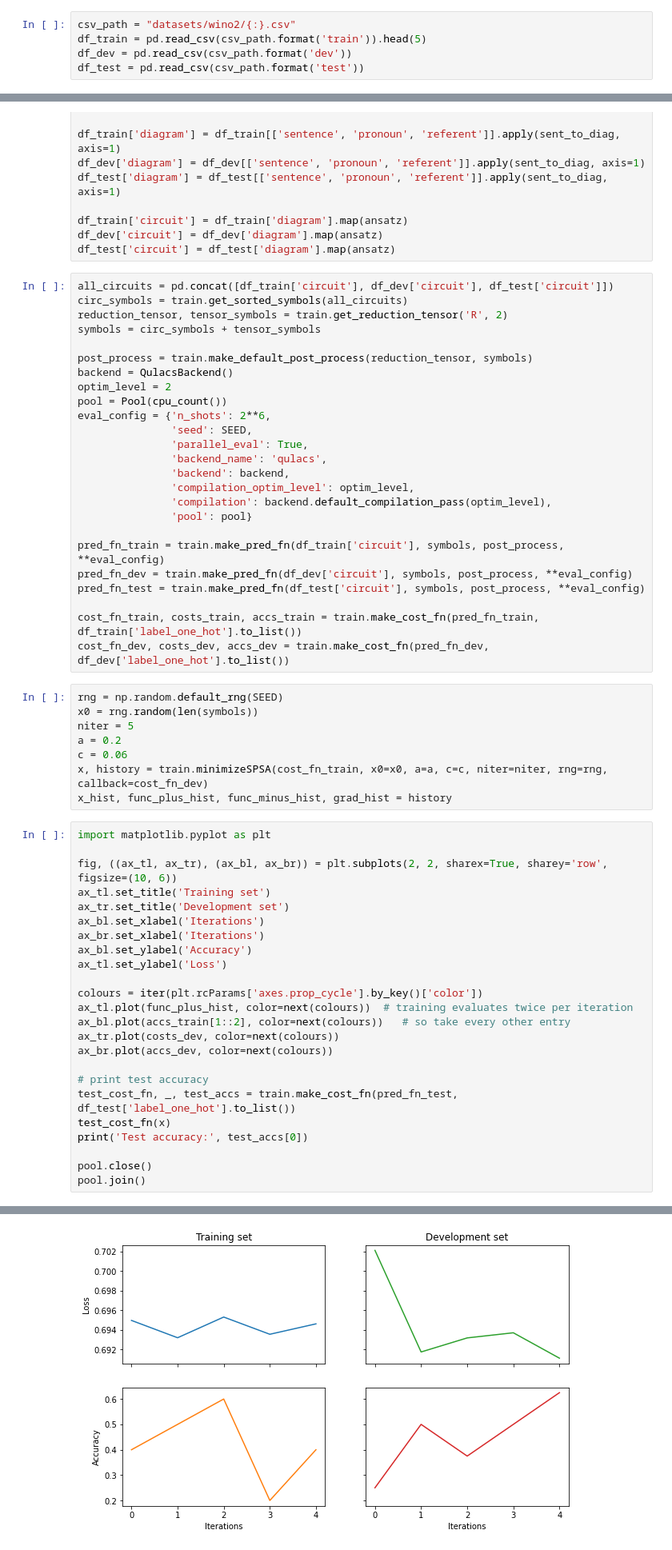
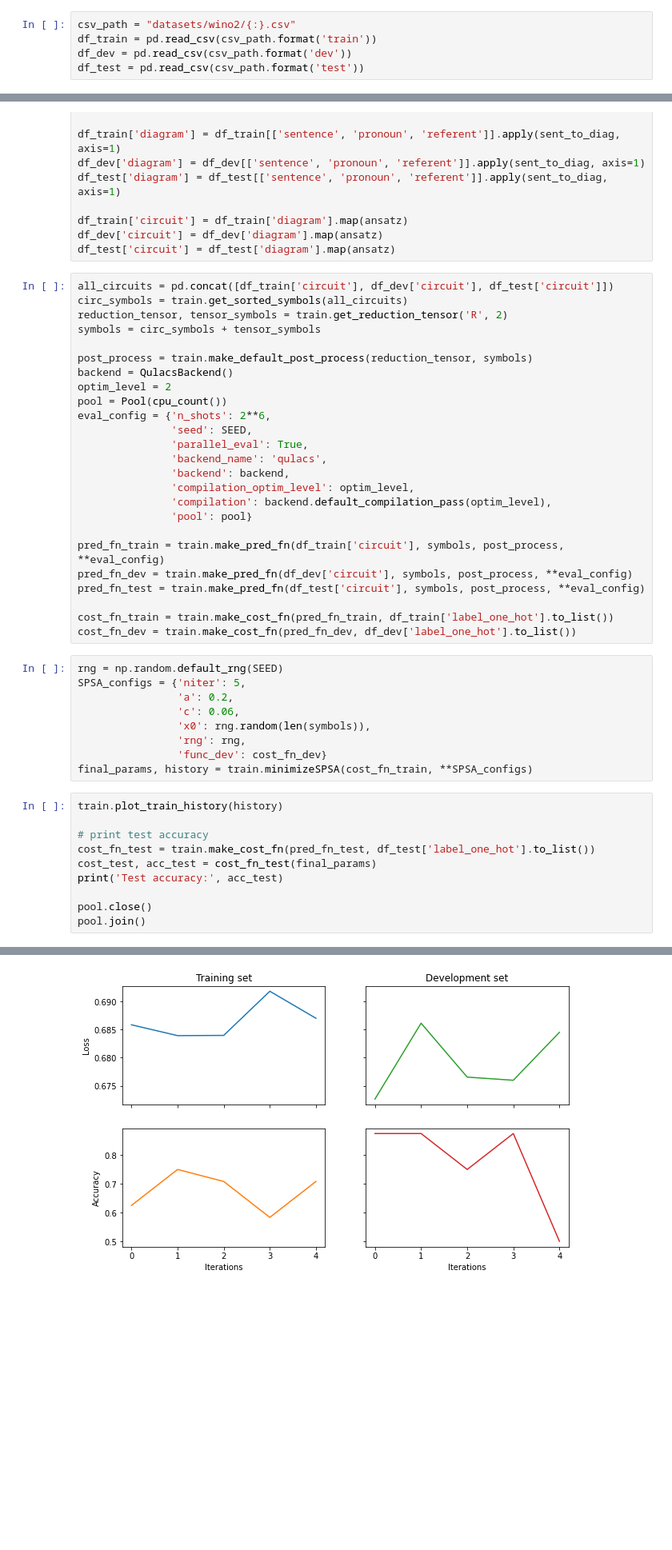
Before and after one commit to kinianlo/discopro, a Jupyter notebook: examples/exp_discopro_training.ipynb, the cells around one changed output, grey strips where cells are left out. Shown: that part at 80% size. Drawn from its saved outputs; the diff is of its cells as text; blank space fills up the shorter version.

```diff
--- a/examples/exp_discopro_training.ipynb
+++ b/examples/exp_discopro_training.ipynb
@@ -48,7 +48,7 @@ rewrite.add_rules(pronoun_rule)
 ansatz = IQPAnsatz({N: 1, S: 1, P: 1}, n_layers=1)
 # %%
 csv_path = "datasets/wino2/{:}.csv"
-df_train = pd.read_csv(csv_path.format('train')).head(5)
+df_train = pd.read_csv(csv_path.format('train'))
 df_dev = pd.read_csv(csv_path.format('dev'))
 df_test = pd.read_csv(csv_path.format('test'))
 # %%
@@ -96,37 +96,24 @@ pred_fn_train = train.make_pred_fn(df_train['circuit'], symbols, post_process, *
 pred_fn_dev = train.make_pred_fn(df_dev['circuit'], symbols, post_process, **eval_config)
 pred_fn_test = train.make_pred_fn(df_test['circuit'], symbols, post_process, **eval_config)
 
-cost_fn_train, costs_train, accs_train = train.make_cost_fn(pred_fn_train, df_train['label_one_hot'].to_list())
-cost_fn_dev, costs_dev, accs_dev = train.make_cost_fn(pred_fn_dev, df_dev['label_one_hot'].to_list())
+cost_fn_train = train.make_cost_fn(pred_fn_train, df_train['label_one_hot'].to_list())
+cost_fn_dev = train.make_cost_fn(pred_fn_dev, df_dev['label_one_hot'].to_list())
 # %%
 rng = np.random.default_rng(SEED)
-x0 = rng.random(len(symbols))
-niter = 5
-a = 0.2
-c = 0.06
-x, history = train.minimizeSPSA(cost_fn_train, x0=x0, a=a, c=c, niter=niter, rng=rng, callback=cost_fn_dev)
-x_hist, func_plus_hist, func_minus_hist, grad_hist = history
+SPSA_configs = {'niter': 5,
+                'a': 0.2,
+                'c': 0.06,
+                'x0': rng.random(len(symbols)),
+                'rng': rng,
+                'func_dev': cost_fn_dev}
+final_params, history = train.minimizeSPSA(cost_fn_train, **SPSA_configs)
 # %%
-import matplotlib.pyplot as plt
-
-fig, ((ax_tl, ax_tr), (ax_bl, ax_br)) = plt.subplots(2, 2, sharex=True, sharey='row', figsize=(10, 6))
-ax_tl.set_title('Training set')
-ax_tr.set_title('Development set')
-ax_bl.set_xlabel('Iterations')
-ax_br.set_xlabel('Iterations')
-ax_bl.set_ylabel('Accuracy')
-ax_tl.set_ylabel('Loss')
-
-colours = iter(plt.rcParams['axes.prop_cycle'].by_key()['color'])
-ax_tl.plot(func_plus_hist, color=next(colours))  # training evaluates twice per iteration
-ax_bl.plot(accs_train[1::2], color=next(colours))   # so take every other entry
-ax_tr.plot(costs_dev, color=next(colours))
-ax_br.plot(accs_dev, color=next(colours))
+train.plot_train_history(history)
 
 # print test accuracy
-test_cost_fn, _, test_accs = train.make_cost_fn(pred_fn_test, df_test['label_one_hot'].to_list())
-test_cost_fn(x)
-print('Test accuracy:', test_accs[0])
+cost_fn_test = train.make_cost_fn(pred_fn_test, df_test['label_one_hot'].to_list())
+cost_test, acc_test = cost_fn_test(final_params)
+print('Test accuracy:', acc_test)
 
 pool.close()
 pool.join()
@@ -135 +122 @@ ValueError: Pool not running
-[figure, old version]
+[figure, new version]
```
Also changed, not shown: parts of 1 cell of this notebook.
